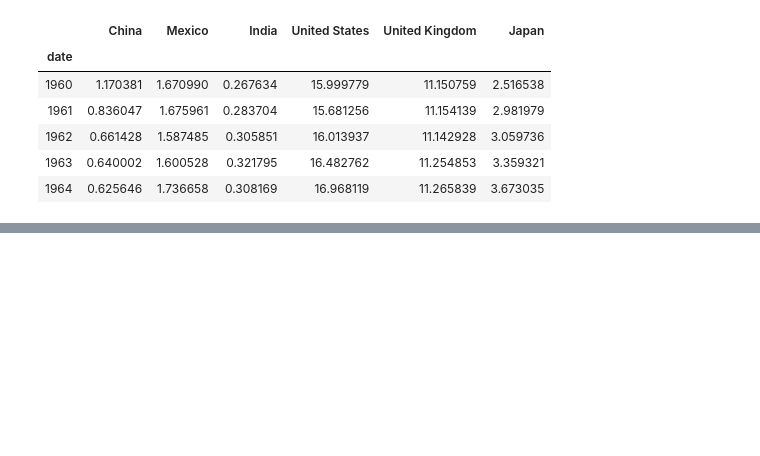
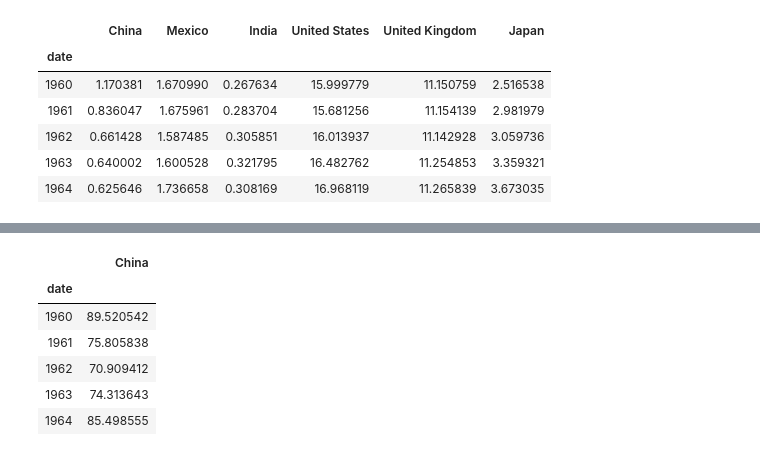
Before and after one commit to robertcox324/5horsemenoftheapocalypse, a Jupyter notebook: gdp_co2_correlation.ipynb, the cells around one changed output, grey strips where cells are left out. Saved outputs shown, nothing was run; the diff lists cells and outputs as text; code cells hidden in the pictures; blank space fills up the shorter version.

```diff
--- a/gdp_co2_correlation.ipynb
+++ b/gdp_co2_correlation.ipynb
@@ -176,0 +243,47 @@ plt.legend(bbox_to_anchor=(1.05, 1), loc='upper left', borderaxespad=0.)
+# %%
+#create indvidual data frames for each country and format so it's usaable in line graph for gdp
+gdp_chn_df = pd.DataFrame(gdp_data[gdp_data["country"]=="China"])
+gdp_chn_df = gdp_chn_df.sort_values(by="date",ascending=True)
+gdp_chn_df.set_index("date", drop=True, inplace=True)
+gdp_chn_df = gdp_chn_df[["values"]]
+gdp_chn_df = gdp_chn_df.rename(columns={"values":"China"})
+
+gdp_mex_df = pd.DataFrame(gdp_data[gdp_data["country"]=="Mexico"])
+gdp_mex_df = gdp_mex_df.sort_values(by="date",ascending=True)
+gdp_mex_df.set_index("date", drop=True, inplace=True)
+gdp_mex_df = gdp_mex_df[["values"]]
+gdp_mex_df = gdp_mex_df.rename(columns={"values":"Mexico"})
+
+gdp_ind_df = pd.DataFrame(gdp_data[gdp_data["country"]=="India"])
+gdp_ind_df = gdp_ind_df.sort_values(by="date",ascending=True)
+gdp_ind_df.set_index("date", drop=True, inplace=True)
+gdp_ind_df = gdp_ind_df[["values"]]
+gdp_ind_df = gdp_ind_df.rename(columns={"values":"India"})
+
+gdp_usa_df = pd.DataFrame(gdp_data[gdp_data["country"]=="United States"])
+gdp_usa_df = gdp_usa_df.sort_values(by="date",ascending=True)
+gdp_usa_df.set_index("date", drop=True, inplace=True)
+gdp_usa_df = gdp_usa_df[["values"]]
+gdp_usa_df = gdp_usa_df.rename(columns={"values":"United States"})
+
+gdp_gpb_df = pd.DataFrame(gdp_data[gdp_data["country"]=="United Kingdom"])
+gdp_gpb_df = gdp_gpb_df.sort_values(by="date",ascending=True)
+gdp_gpb_df.set_index("date", drop=True, inplace=True)
+gdp_gpb_df = gdp_gpb_df[["values"]]
+gdp_gpb_df = gdp_gpb_df.rename(columns={"values":"United Kingdom"})
+
+gdp_jpn_df = pd.DataFrame(gdp_data[gdp_data["country"]=="Japan"])
+gdp_jpn_df = gdp_jpn_df.sort_values(by="date",ascending=True)
+gdp_jpn_df.set_index("date", drop=True, inplace=True)
+gdp_jpn_df = gdp_jpn_df[["values"]]
+gdp_jpn_df = gdp_jpn_df.rename(columns={"values":"Japan"})
+
+gdp_chn_df.head()
+# %% [output]
+|  | China |
+| date |  |
+| 1960 | 89.520542 |
+| 1961 | 75.805838 |
+| 1962 | 70.909412 |
+| 1963 | 74.313643 |
+| 1964 | 85.498555 |
```
Also changed, not shown: parts of 10 cells of this notebook.
